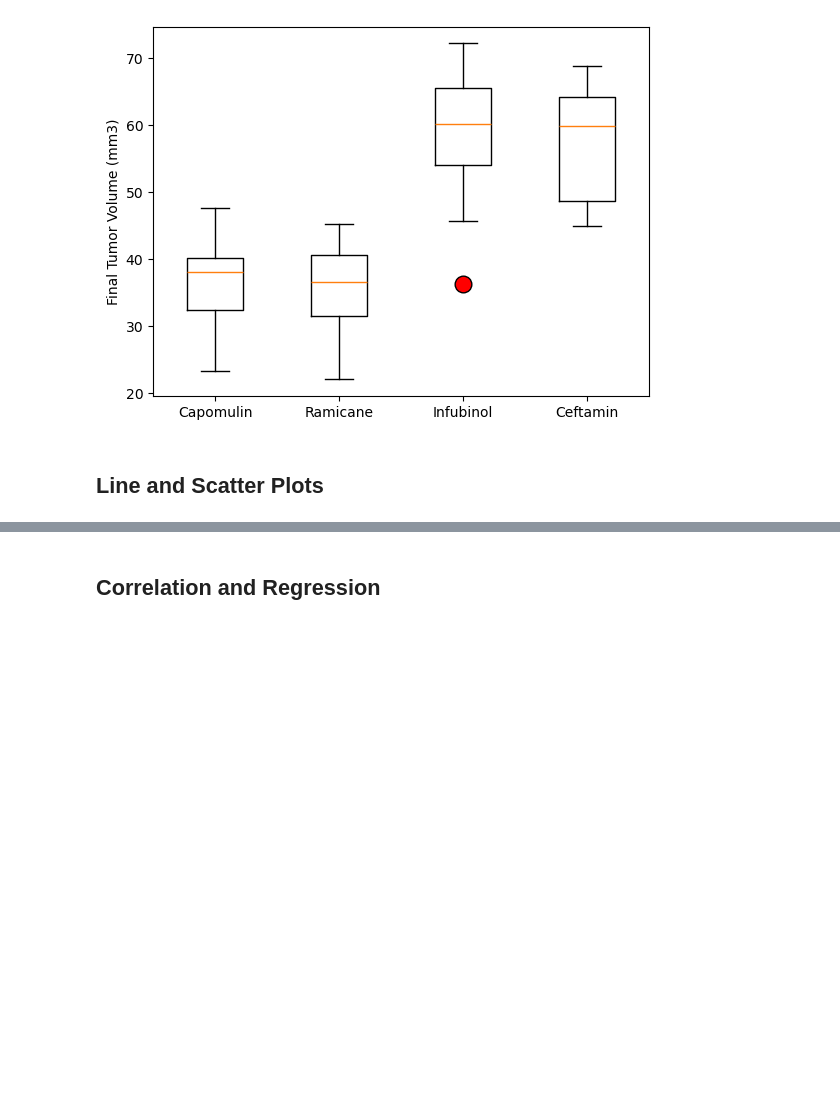
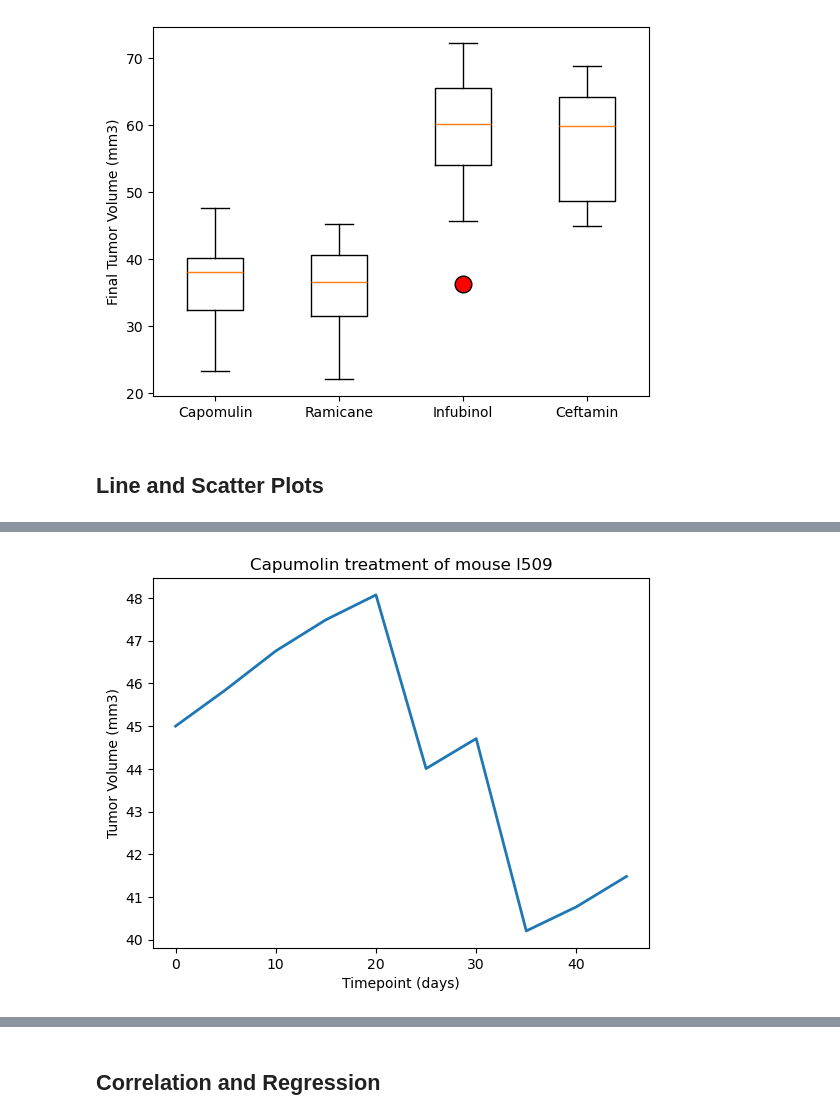
Before and after one commit to brianquintero1/matplotlib-challenge, a Jupyter notebook: pymaceuticals_Brian_Quintero.ipynb, the cells around one changed output, grey strips where cells are left out. Cells and saved outputs as stored; diff of their text form; code cells hidden in the pictures; blank space fills up the shorter version.

```diff
--- a/pymaceuticals_Brian_Quintero.ipynb
+++ b/pymaceuticals_Brian_Quintero.ipynb
@@ -368,0 +301,23 @@ plt.show()
+# %%
+# Generate a line plot of tumor volume vs. time point for a single mouse treated with Capomulin
+line_plot_df = deduped_data.loc[deduped_data["Mouse ID"] == "l509"]
+line_plot_df
+
+# Define the data needed for plotting
+x_axis_timepoint = line_plot_df["Timepoint"]
+
+# Declare the data needed for y-axis tumor volume
+tumor_size = line_plot_df["Tumor Volume (mm3)"]
+
+# Create the plot title
+plt.title("Capumolin treatment of mouse l509")
+
+# Define plot values and labels
+plt.plot(x_axis_timepoint, tumor_size, linewidth=2, markersize=12)
+plt.ylabel("Tumor Volume (mm3)")
+plt.xlabel("Timepoint (days)")
+
+plt.savefig('linechart')
+plt.show()
+# %% [output]
+[figure, added]
```
Also changed, not shown: parts of 11 cells of this notebook, 5 other files.
